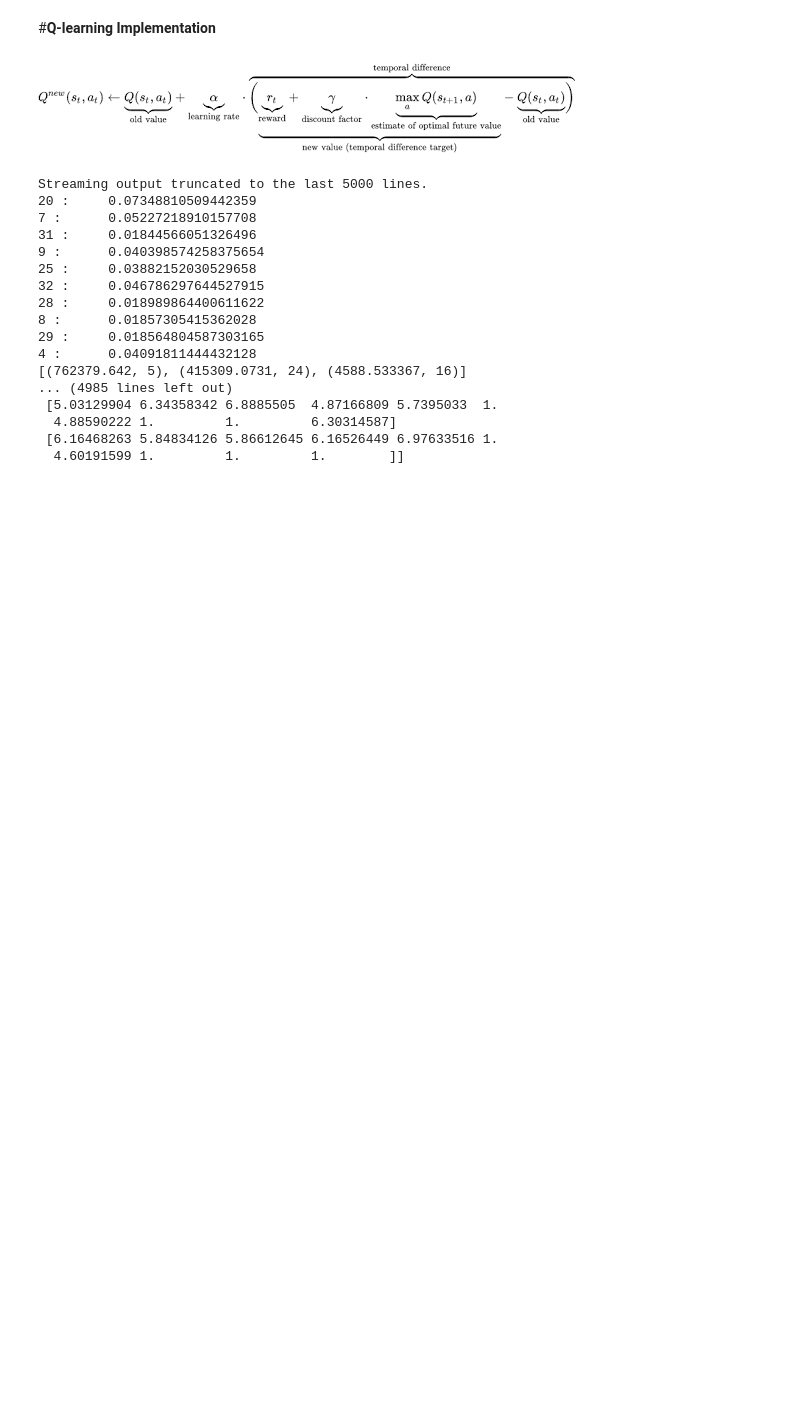
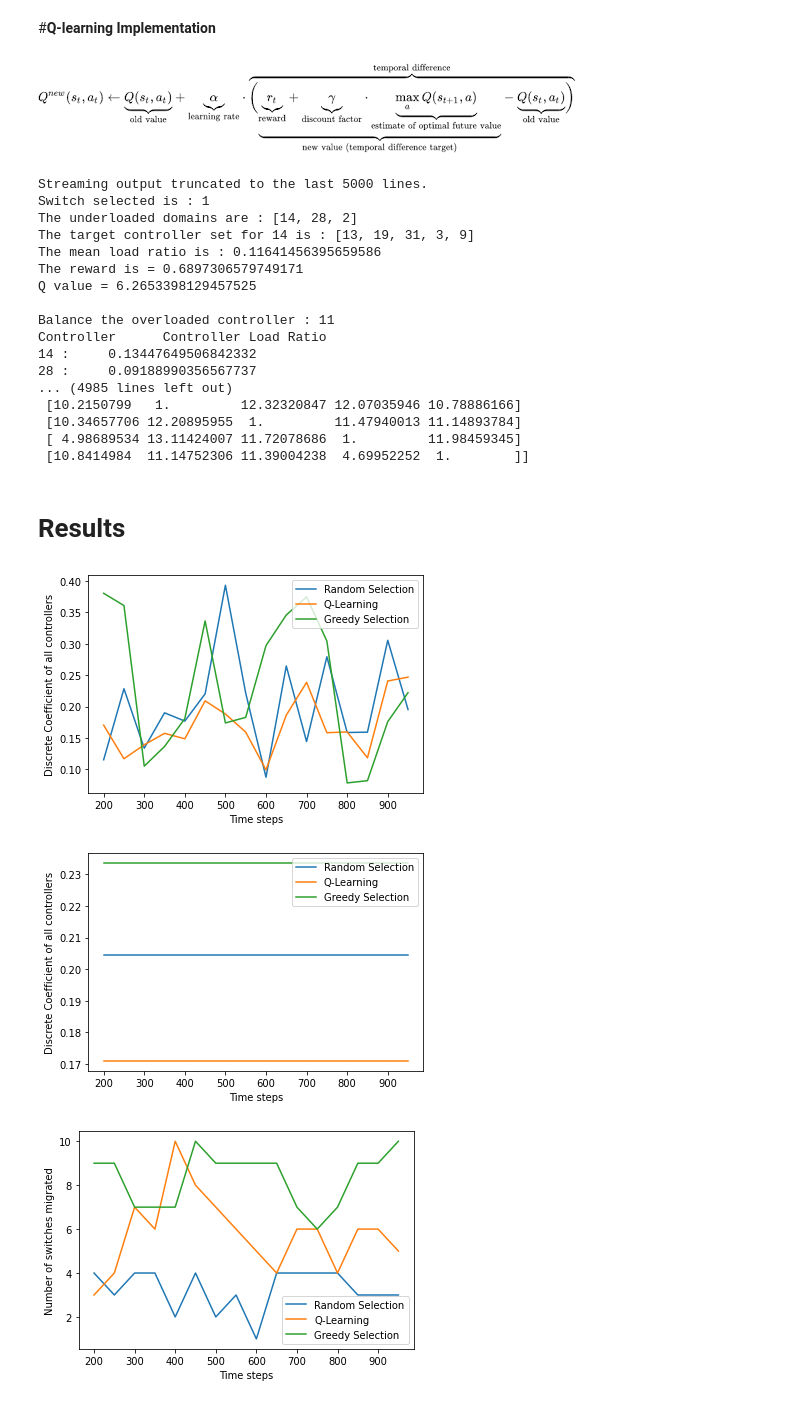
Before and after one commit to Imperial-lord/sdn-controllers-load-balancing, a Jupyter notebook: SDN_Controller_Load_Balancing.ipynb, the cells around one changed output. Saved outputs shown, nothing was run; the diff lists cells and outputs as text; code cells hidden in the pictures; blank space fills up the shorter version.

```diff
--- a/SDN_Controller_Load_Balancing.ipynb
+++ b/SDN_Controller_Load_Balancing.ipynb
@@ -919,9 +905,9 @@ discrete_coeff_list_QL = []
 reward_list = []
 load_rate_list_QL = []
 
-epsilon = 1
-epsilon_dec = 0.9 # approx 60 time steps needed to reach epsilon mean
-epsilon_min = 0.0025
+epsilon = 0.7
+epsilon_dec = 0.0025
+epsilon_min = 0.05
 
 load_controller = []
 
@@ -1020,7 +1006,7 @@ for i in range(0, 1000):
             print()
 
     if(epsilon > epsilon_min):
-        epsilon = epsilon*epsilon_dec
+        epsilon = epsilon * epsilon_dec
     else:
         epsilon = epsilon_min
 
@@ -1044,23 +1030,27 @@ for i in range(0, 1000):
 print(Q_matrix)
 # %% [output]
 Streaming output truncated to the last 5000 lines.
-20 :     0.07348810509442359
-7 :      0.05227218910157708
-31 :     0.01844566051326496
-9 :      0.040398574258375654
-25 :     0.03882152030529658
-32 :     0.046786297644527915
-28 :     0.018989864400611622
-8 :      0.01857305415362028
-29 :     0.018564804587303165
-4 :      0.04091811444432128
-[(762379.642, 5), (415309.0731, 24), (4588.533367, 16)]
+Switch selected is : 1
+The underloaded domains are : [14, 28, 2]
+The target controller set for 14 is : [13, 19, 31, 3, 9]
+The mean load ratio is : 0.11641456395659586
+The reward is = 0.6897306579749171
+Q value = 6.2653398129457525
+
+Balance the overloaded controller : 11
+Controller      Controller Load Ratio
+14 :     0.13447649506842332
+28 :     0.09188990356567737
 ... (4985 lines left out)
- [5.03129904 6.34358342 6.8885505  4.87166809 5.7395033  1.
-  4.88590222 1.         1.         6.30314587]
- [6.16468263 5.84834126 5.86612645 6.16526449 6.97633516 1.
-  4.60191599 1.         1.         1.        ]]
+ [10.2150799   1.         12.32320847 12.07035946 10.78886166]
+ [10.34657706 12.20895955  1.         11.47940013 11.14893784]
+ [ 4.98689534 13.11424007 11.72078686  1.         11.98459345]
+ [10.8414984  11.14752306 11.39004238  4.69952252  1.        ]]
+# %% [markdown]
+# **Results**
 # %%
+import matplotlib.pyplot as plt
+
 '''
 x = []  # For storing time steps
 y = []  # For load balance rate
@@ -1068,31 +1058,59 @@ z = []  # For number of switches
 '''
 
 x = []
 
 prandom = []
 pQL = []
 pGreedy = []
 
 
 yrandom = []
 yQL = []
 yGreedy = []
 
 zrandom = []
 zQL = []
 zGreedy = []
 
-for i in range(200, 1000, 1):
+for i in range(200, 1000, 50):
     x.append(time_steps_list_rn[i])
 
     prandom.append(discrete_coeff_list_rn[i])
     pQL.append(discrete_coeff_list_QL[i])
     pGreedy.append(discrete_coeff_list_gr[i])
 
     yrandom.append(load_balance_rate_list_rn[i])
     yQL.append(load_balance_rate_list_QL[i])
     yGreedy.append(load_balance_rate_list_gr[i])
 
     zrandom.append(number_of_switches_list_QL[i])
     zQL.append(number_of_switches_list_rn[i])
     zGreedy.append(number_of_switches_list_gr[i])
+
+plt.plot(x, prandom, label='Random Selection')
+plt.plot(x, pQL, label='Q-Learning')
+plt.plot(x, pGreedy, label='Greedy Selection')
+plt.xlabel('Time steps')
+plt.ylabel('Discrete Coefficient of all controllers')
+plt.legend()
+plt.show()
+
+plt.plot(x, [mean(prandom)]*len(x), label='Random Selection')
+plt.plot(x, [mean(pQL)]*len(x), label='Q-Learning')
+plt.plot(x, [mean(pGreedy)]*len(x), label='Greedy Selection')
+plt.xlabel('Time steps')
+plt.ylabel('Discrete Coefficient of all controllers')
+plt.legend()
+plt.show()
+
+plt.plot(x, zrandom, label='Random Selection')
+plt.plot(x, zQL, label='Q-Learning')
+plt.plot(x, zGreedy, label='Greedy Selection')
+plt.xlabel('Time steps')
+plt.ylabel('Number of switches migrated')
+plt.legend()
+plt.show()
+# %% [output]
+[figure, added]
+[figure, added]
+[figure, added]
```
Also changed, not shown: parts of 16 cells of this notebook.
